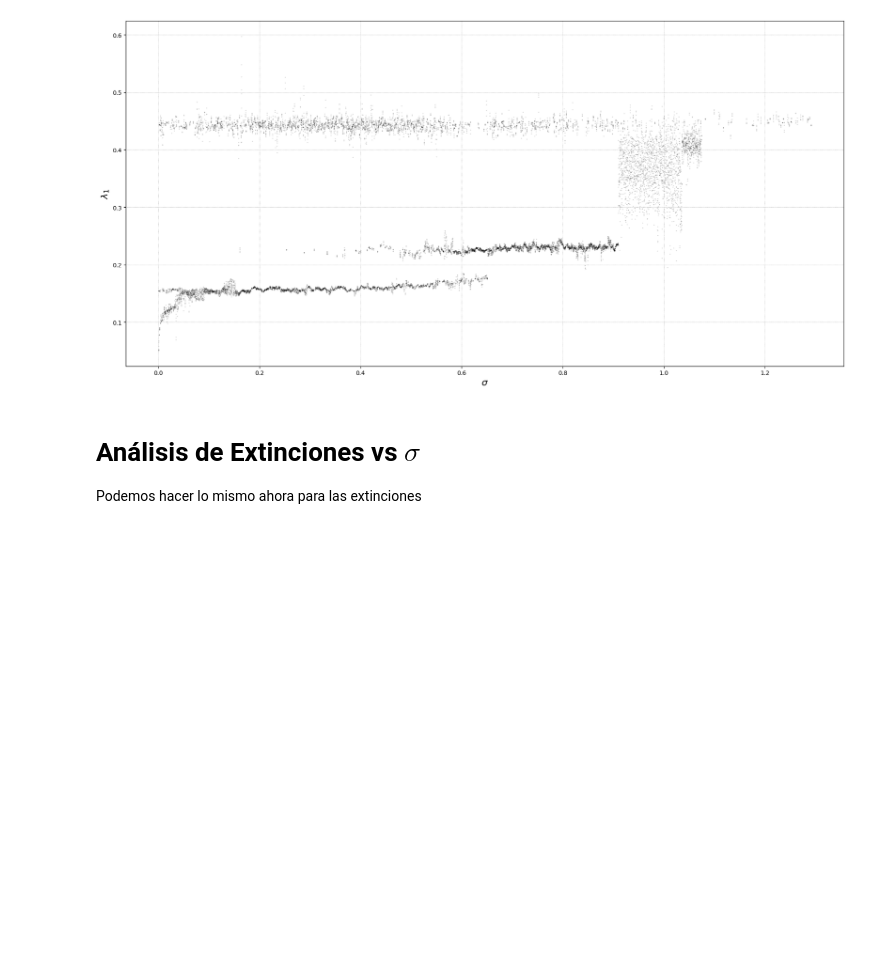
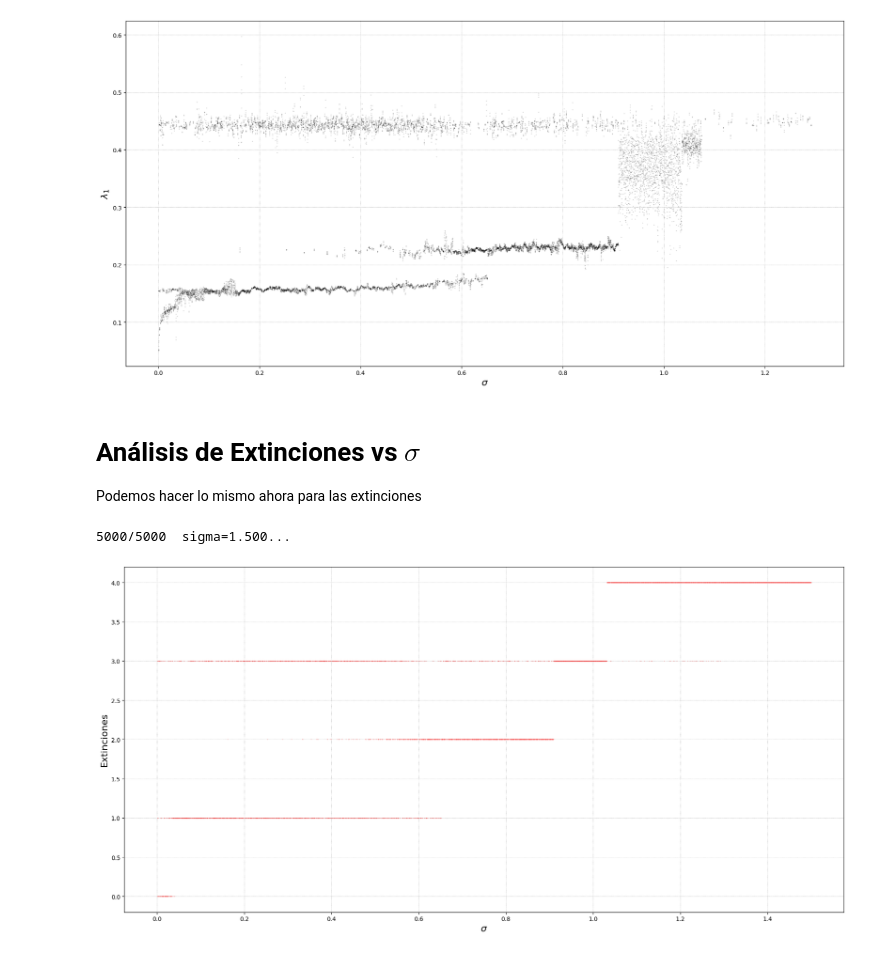
Before and after one commit to jenriquezafra/TFG, a Jupyter notebook: notebooks/parameters_exploration.ipynb, the cells around one changed output. Cells and saved outputs as stored; diff of their text form; code cells hidden in the pictures; blank space fills up the shorter version.

```diff
--- a/notebooks/parameters_exploration.ipynb
+++ b/notebooks/parameters_exploration.ipynb
@@ -188,3 +191,14 @@ plt.show()
 # %% [markdown]
 # Análisis de Extinciones vs $\sigma$
 Podemos hacer lo mismo ahora para las extinciones
+# %%
+#### NO EJECUTAR, TARDA MUCHO (~3h)
+
+from src.functions import barrido_extinciones_random
+barr_exts_random = barrido_extinciones_random(
+    total_time=5000,
+    N_points=1e5,
+    max_iters=5000
+)
+# %% [output]
+5000/5000  sigma=1.500...
@@ -190,0 +207,23 @@ Podemos hacer lo mismo ahora para las extinciones
+# %%
+fig, ax = plt.subplots(figsize=(18, 9))
+
+# scatter estilo bifurcación: muchos puntos chiquititos y algo transparentes
+ax.scatter(
+    barr_exts_random[:,0], barr_exts_random[:,1],
+    s=1,                    # tamaño de punto muy pequeño
+    alpha=0.3,                # transparencia para ver densidades
+    marker='.',
+    color='red'
+)
+
+
+
+ax.set_xlabel(r'$\sigma$', fontsize=16)
+ax.set_ylabel('Extinciones', fontsize=16)
+
+ax.grid(True, linestyle=':', linewidth=.7)
+
+fig.tight_layout()
+plt.show()
+# %% [output]
+[figure, added]
```
Also changed, not shown: parts of 5 cells of this notebook, 5 other files.
